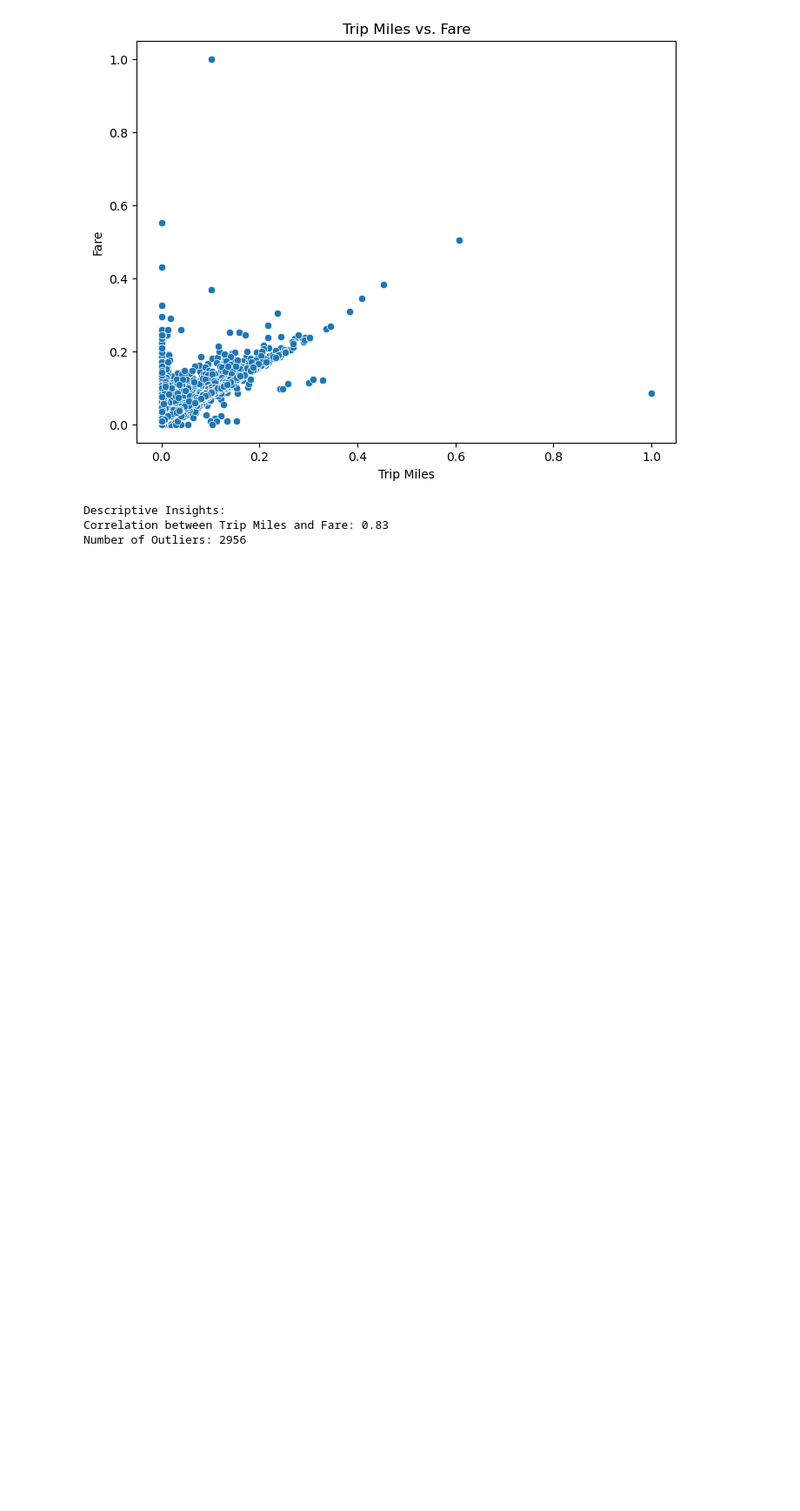
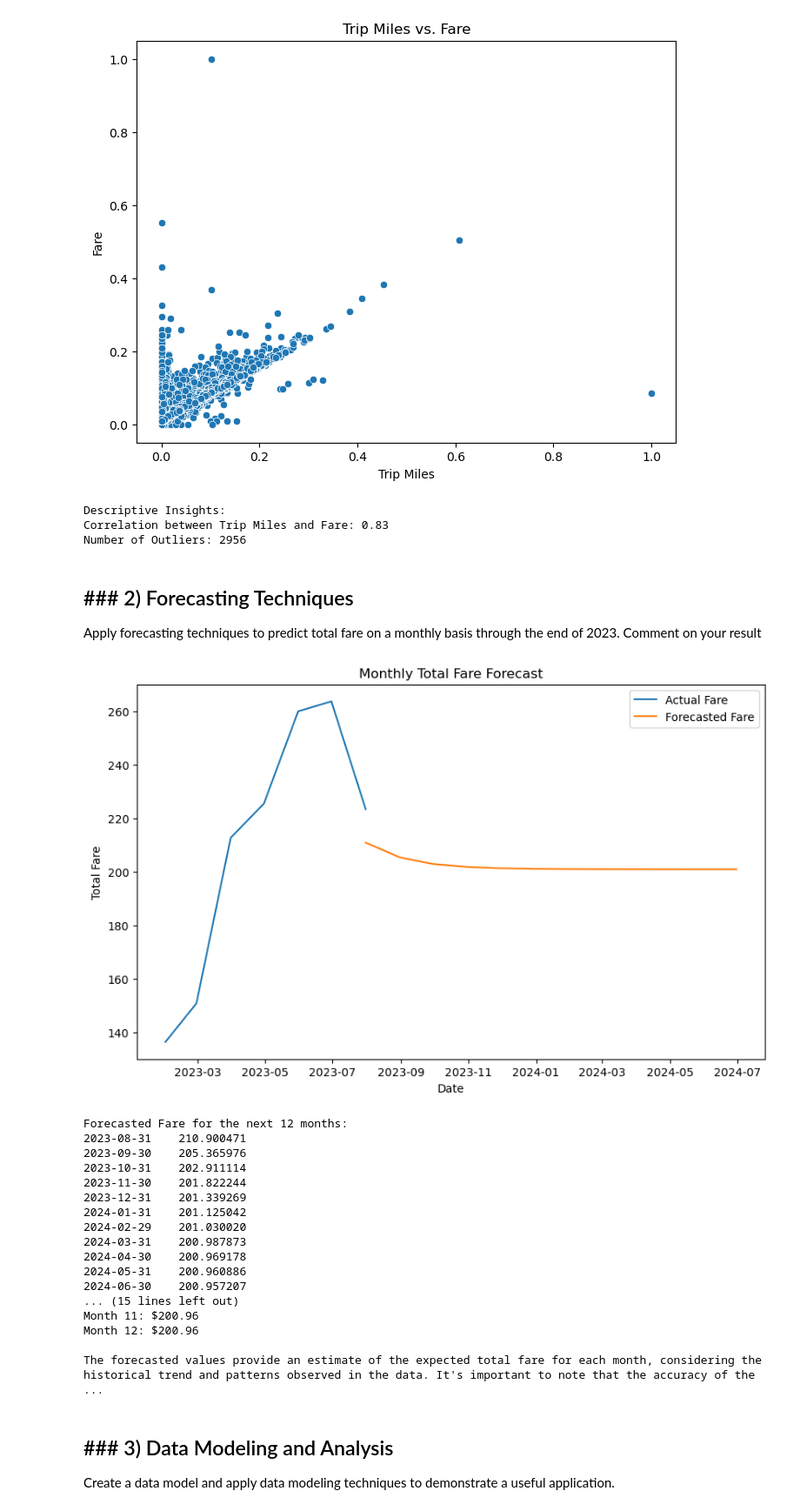
Before and after one commit to FirstNet-Systems-UK/Chicago-Taxi-Trips-Analysis, a Jupyter notebook: Untitled.ipynb, the cells around one changed output. Shown: that part at 87% size. Drawn from its saved outputs; the diff is of its cells as text; code cells hidden in the pictures; blank space fills up the shorter version.

```diff
--- a/Untitled.ipynb
+++ b/Untitled.ipynb
@@ -275,3 +275,77 @@ print("Number of Outliers:", len(outliers))
 Descriptive Insights:
 Correlation between Trip Miles and Fare: 0.83
 Number of Outliers: 2956
+# %% [markdown]
+## ### 2) Forecasting Techniques
+Apply forecasting techniques to predict total fare on a monthly basis through the end of 2023. Comment on your result
+# %%
+import pandas as pd
+from statsmodels.tsa.arima.model import ARIMA
+import matplotlib.pyplot as plt
+
+# Assuming df is your DataFrame containing the relevant data
+# Assuming 'Trip Start Month' is already in datetime format and set as the index
+
+# Convert 'Trip Start Month' to datetime format if it's not already
+df['Trip Start Month'] = pd.to_datetime(df['Trip Start Month'])
+
+# Set 'Trip Start Month' as the index
+df.set_index('Trip Start Month', inplace=True)
+
+# Calculate total fare on a monthly basis
+monthly_fare = df.resample('M')['Fare'].sum()
+
+# Fit an ARIMA model to the monthly fare data
+model = ARIMA(monthly_fare, order=(1, 1, 1))  # Example order, you may need to tune this
+model_fit = model.fit()
+
+# Forecast fare for future months (assuming forecasting till the end of 2023)
+forecast_steps = 12  # Forecasting for 12 months (end of 2023)
+forecast = model_fit.forecast(steps=forecast_steps)
+
+# Plotting the original data and forecasted values
+plt.figure(figsize=(10, 6))
+plt.plot(monthly_fare.index, monthly_fare, label='Actual Fare')
+plt.plot(pd.date_range(start=monthly_fare.index[-1], periods=forecast_steps, freq='M'), forecast, label='Forecasted Fare')
+plt.title('Monthly Total Fare Forecast')
+plt.xlabel('Date')
+plt.ylabel('Total Fare')
+plt.legend()
+plt.savefig("Monthly Total Fare Forecast.png")  # Save the plot
+plt.show()
+
+# Comment on the result
+print("Forecasted Fare for the next 12 months:")
+print(forecast)
+
+# Written Comment
+print("\nWritten Comment:")
+print("The ARIMA model was applied to forecast the total fare on a monthly basis for the next 12 months, extending till the end of 2023. The forecasted fare values are as follows:")
+
+# Print forecasted fare for each month
+for i, forecast_value in enumerate(forecast, start=1):
+    print(f"Month {i}: ${forecast_value:.2f}")
+
+print("\nThe forecasted values provide an estimate of the expected total fare for each month, considering the historical trend and patterns observed in the data. It's important to note that the accuracy of these forecasts may vary based on the chosen ARIMA model parameters and the underlying assumptions.")
+# %% [output]
+[figure, added]
+Forecasted Fare for the next 12 months:
+2023-08-31    210.900471
+2023-09-30    205.365976
+2023-10-31    202.911114
+2023-11-30    201.822244
+2023-12-31    201.339269
+2024-01-31    201.125042
+2024-02-29    201.030020
+2024-03-31    200.987873
+2024-04-30    200.969178
+2024-05-31    200.960886
+2024-06-30    200.957207
+... (15 lines left out)
+Month 11: $200.96
+Month 12: $200.96
+
+The forecasted values provide an estimate of the expected total fare for each month, considering the historical trend and patterns observed in the data. It's important to note that the accuracy of the ...
+# %% [markdown]
+## ### 3) Data Modeling and Analysis
+Create a data model and apply data modeling techniques to demonstrate a useful application.
```
Also changed, not shown: parts of 10 cells of this notebook, 3 other files.
